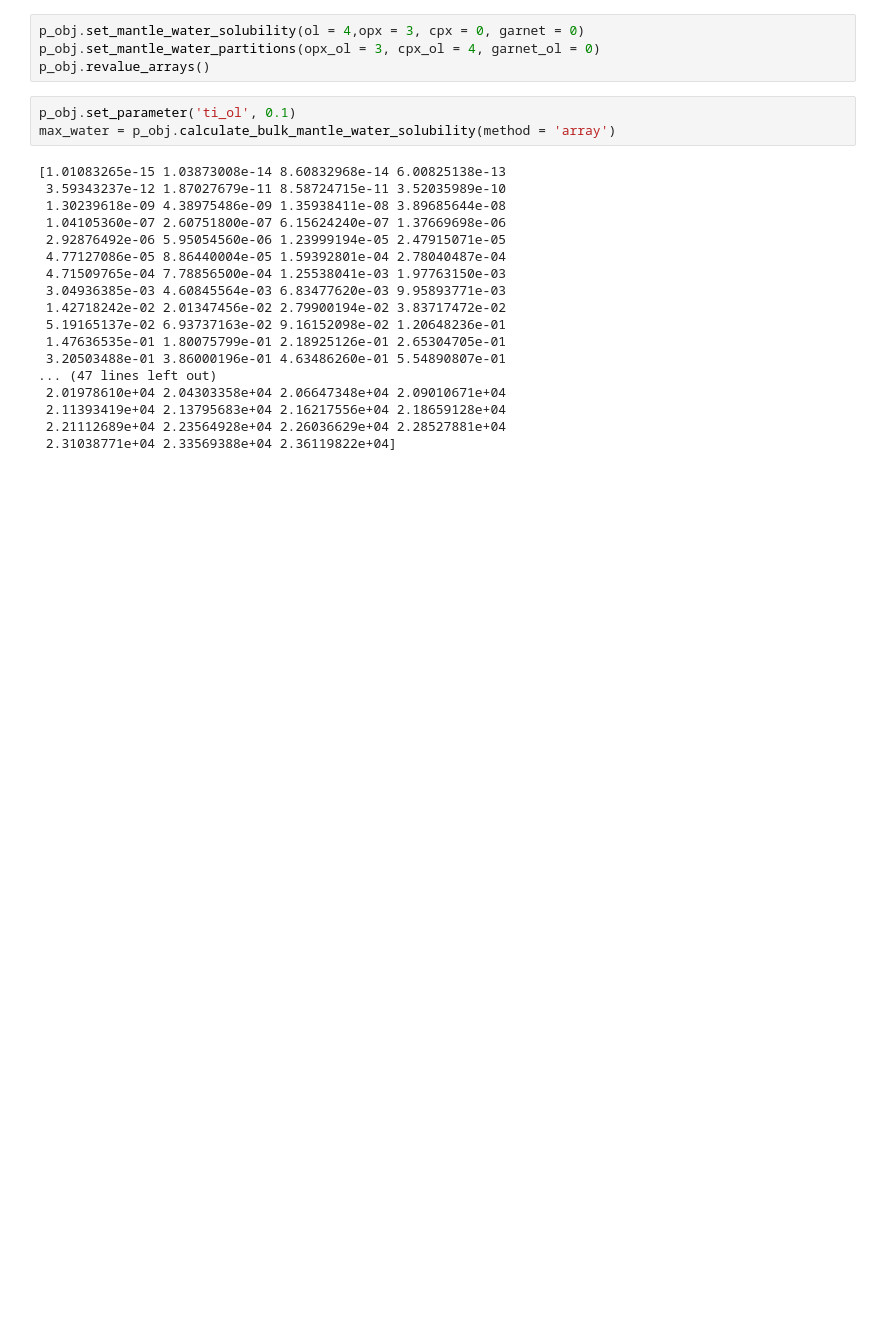
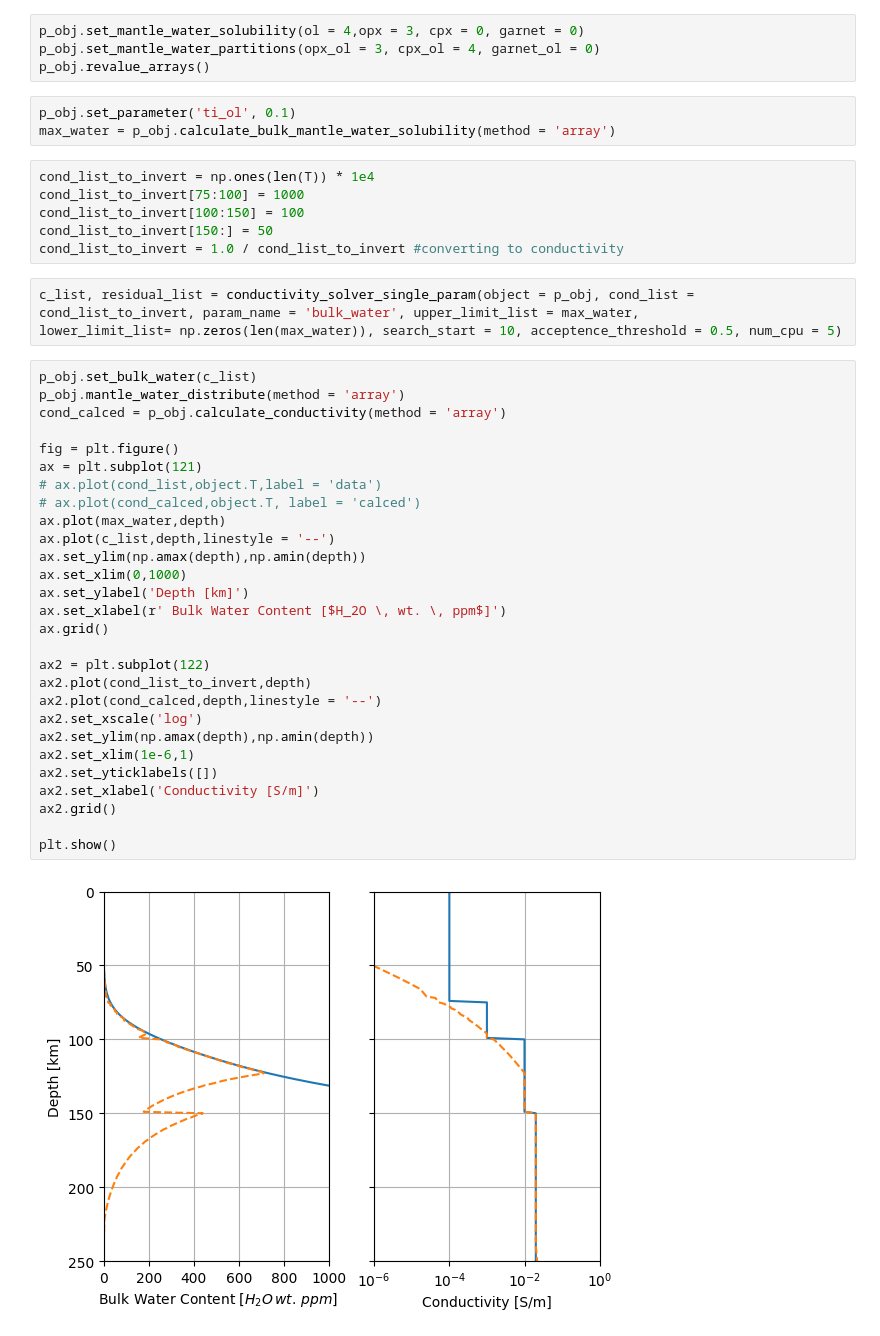
Before and after one commit to sinanozaydin/pide, a Jupyter notebook: examples/notebooks/6_Inversion.ipynb, the cells around one changed output. Cells and saved outputs as stored; diff of their text form; blank space fills up the shorter version.

```diff
--- a/examples/notebooks/6_Inversion.ipynb
+++ b/examples/notebooks/6_Inversion.ipynb
@@ -31,21 +31,41 @@ p_obj.revalue_arrays()
 p_obj.set_parameter('ti_ol', 0.1)
 max_water = p_obj.calculate_bulk_mantle_water_solubility(method = 'array')
 # %%
+cond_list_to_invert = np.ones(len(T)) * 1e4
+cond_list_to_invert[75:100] = 1000
+cond_list_to_invert[100:150] = 100
+cond_list_to_invert[150:] = 50
+cond_list_to_invert = 1.0 / cond_list_to_invert #converting to conductivity
-# %% [output]
-[1.01083265e-15 1.03873008e-14 8.60832968e-14 6.00825138e-13
- 3.59343237e-12 1.87027679e-11 8.58724715e-11 3.52035989e-10
- 1.30239618e-09 4.38975486e-09 1.35938411e-08 3.89685644e-08
- 1.04105360e-07 2.60751800e-07 6.15624240e-07 1.37669698e-06
- 2.92876492e-06 5.95054560e-06 1.23999194e-05 2.47915071e-05
- 4.77127086e-05 8.86440004e-05 1.59392801e-04 2.78040487e-04
- 4.71509765e-04 7.78856500e-04 1.25538041e-03 1.97763150e-03
- 3.04936385e-03 4.60845564e-03 6.83477620e-03 9.95893771e-03
- 1.42718242e-02 2.01347456e-02 2.79900194e-02 3.83717472e-02
- 5.19165137e-02 6.93737163e-02 9.16152098e-02 1.20648236e-01
- 1.47636535e-01 1.80075799e-01 2.18925126e-01 2.65304705e-01
- 3.20503488e-01 3.86000196e-01 4.63486260e-01 5.54890807e-01
-... (47 lines left out)
- 2.01978610e+04 2.04303358e+04 2.06647348e+04 2.09010671e+04
- 2.11393419e+04 2.13795683e+04 2.16217556e+04 2.18659128e+04
- 2.21112689e+04 2.23564928e+04 2.26036629e+04 2.28527881e+04
- 2.31038771e+04 2.33569388e+04 2.36119822e+04]
+# %%
+c_list, residual_list = conductivity_solver_single_param(object = p_obj, cond_list = cond_list_to_invert, param_name = 'bulk_water', upper_limit_list = max_water,
+lower_limit_list= np.zeros(len(max_water)), search_start = 10, acceptence_threshold = 0.5, num_cpu = 5)
+# %%
+p_obj.set_bulk_water(c_list)
+p_obj.mantle_water_distribute(method = 'array')
+cond_calced = p_obj.calculate_conductivity(method = 'array')
+
+fig = plt.figure()
+ax = plt.subplot(121)
+# ax.plot(cond_list,object.T,label = 'data')
+# ax.plot(cond_calced,object.T, label = 'calced')
+ax.plot(max_water,depth)
+ax.plot(c_list,depth,linestyle = '--')
+ax.set_ylim(np.amax(depth),np.amin(depth))
+ax.set_xlim(0,1000)
+ax.set_ylabel('Depth [km]')
+ax.set_xlabel(r' Bulk Water Content [$H_2O \, wt. \, ppm$]')
+ax.grid()
+
+ax2 = plt.subplot(122)
+ax2.plot(cond_list_to_invert,depth)
+ax2.plot(cond_calced,depth,linestyle = '--')
+ax2.set_xscale('log')
+ax2.set_ylim(np.amax(depth),np.amin(depth))
+ax2.set_xlim(1e-6,1)
+ax2.set_yticklabels([])
+ax2.set_xlabel('Conductivity [S/m]')
+ax2.grid()
+
+plt.show()
+# %% [output]
+[figure, added]
```
Also changed, not shown: parts of 1 cell of this notebook, 2 other files.
